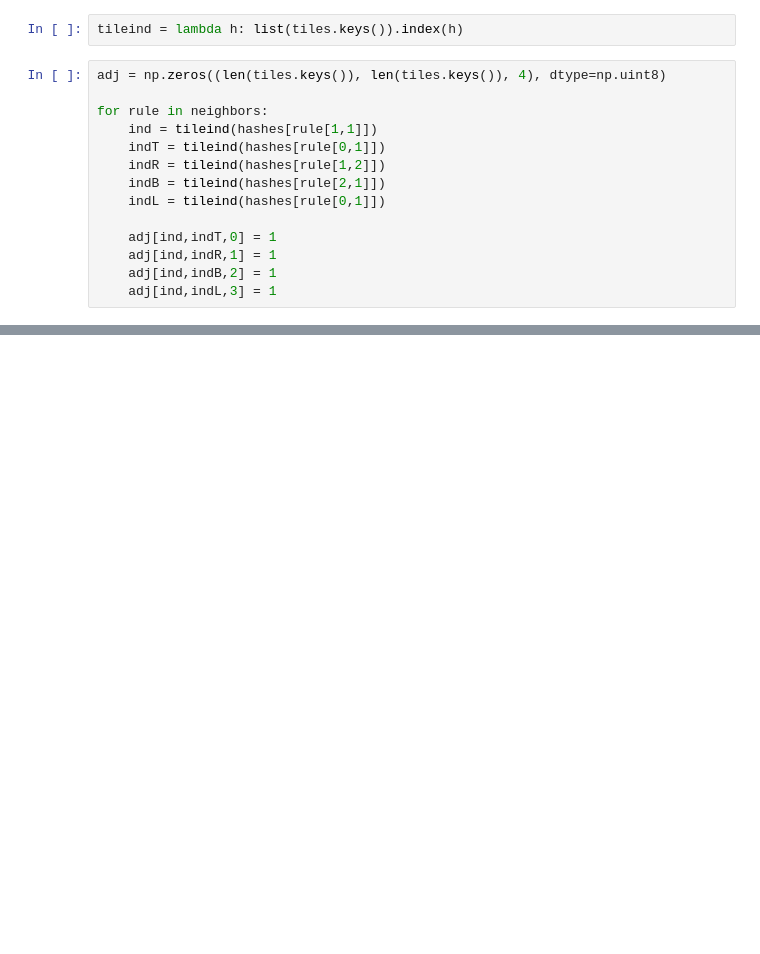
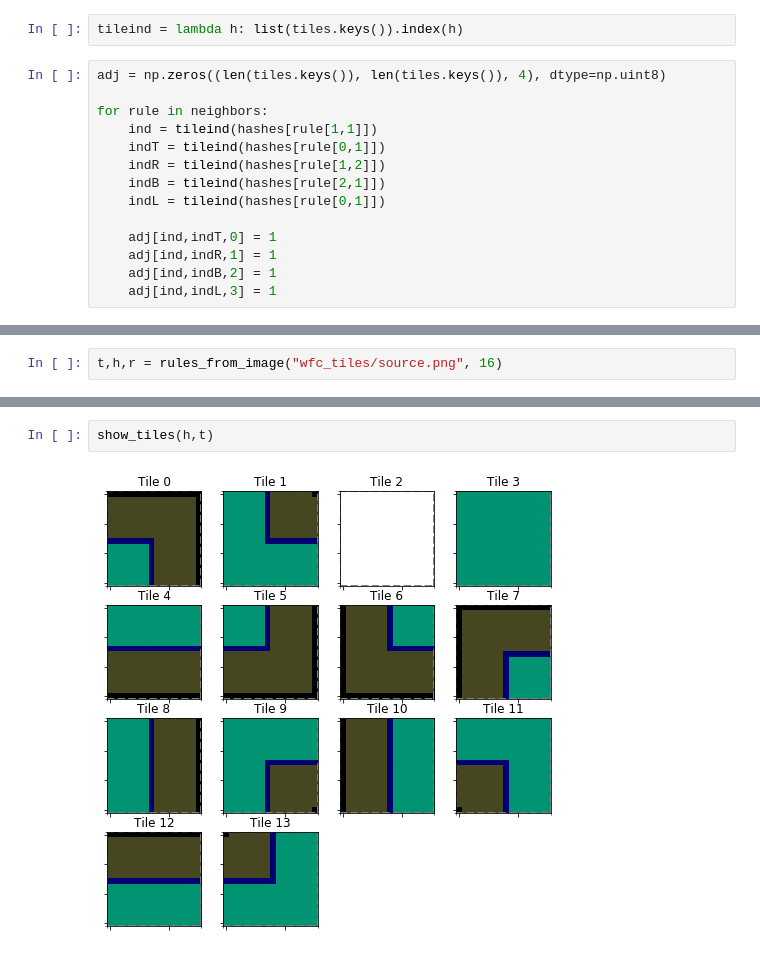
Before and after one commit to mnxoid/wfc, a Jupyter notebook: Test RuleGen.ipynb, the cells around one changed output, grey strips where cells are left out. Cells and saved outputs as stored; diff of their text form; blank space fills up the shorter version.

Commit message:
Rules extracted from Jupyter

```diff
--- a/Test RuleGen.ipynb
+++ b/Test RuleGen.ipynb
@@ -169,0 +173,2 @@ array([[1, 0, 0, 0, 0, 0, 0, 0, 0, 1, 0, 0, 0, 1],
+# %%
+t,h,r = rules_from_image("wfc_tiles/source.png", 16)
@@ -169,0 +209,4 @@ array([[1, 0, 0, 0, 0, 0, 0, 0, 0, 1, 0, 0, 0, 1],
+# %%
+show_tiles(h,t)
+# %% [output]
+[figure, added]
```
Also changed, not shown: parts of 10 cells of this notebook, 3 other files.
